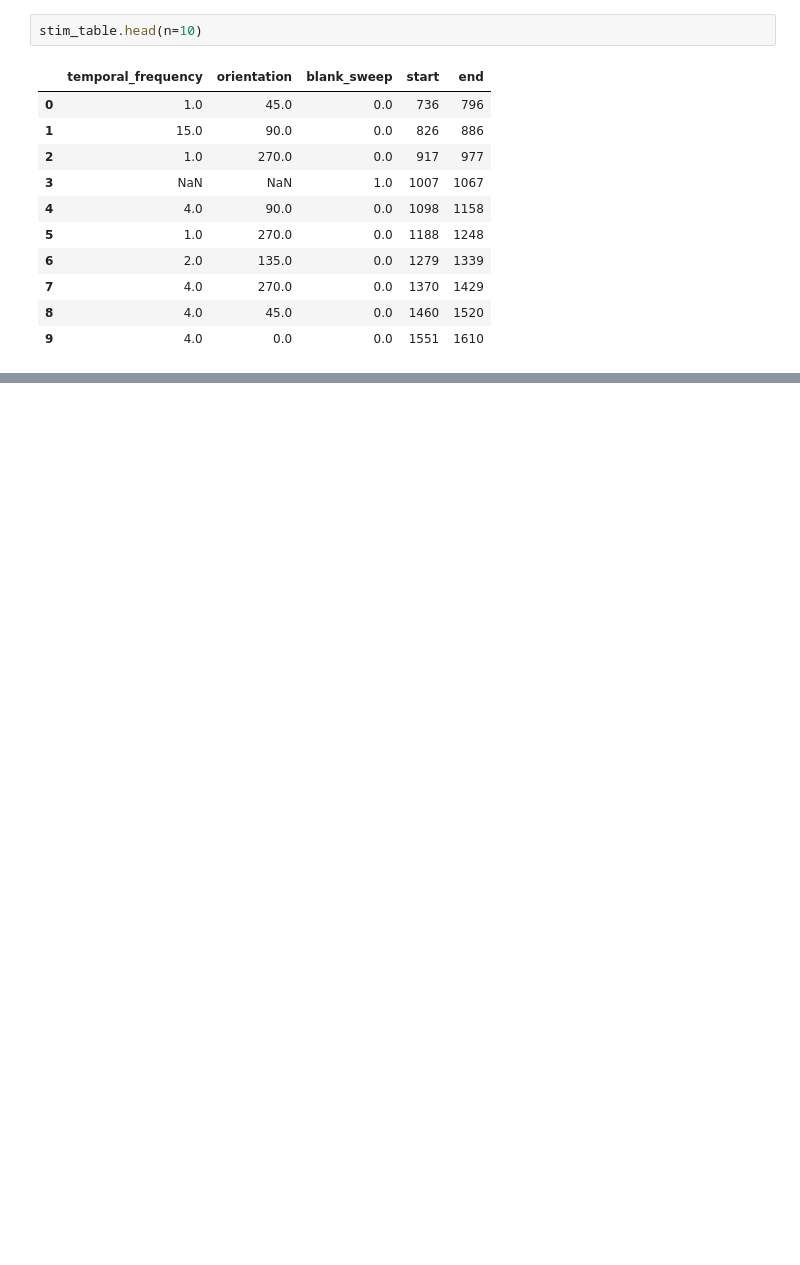
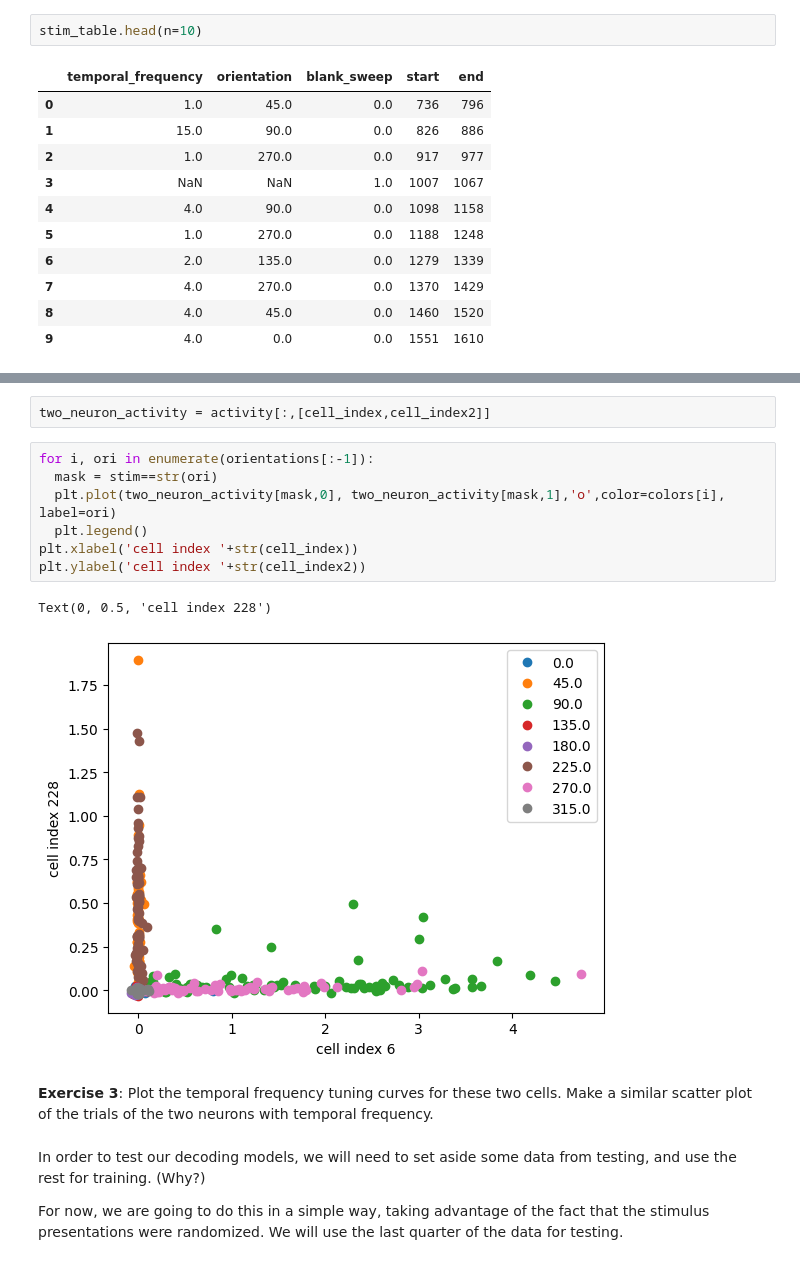
Before and after one commit to saskiad/AMATH_Visual_Coding, a Jupyter notebook: Decoding.ipynb, the cells around one changed output, grey strips where cells are left out. Saved outputs shown, nothing was run; the diff lists cells and outputs as text; blank space fills up the shorter version.

Commit message:
updated Decoding

```diff
--- a/Decoding.ipynb
+++ b/Decoding.ipynb
@@ -416,0 +234,18 @@ Text(0.5, 1.0, 'Cell 541513979')
+# %%
+two_neuron_activity = activity[:,[cell_index,cell_index2]]
+# %%
+for i, ori in enumerate(orientations[:-1]):
+  mask = stim==str(ori)
+  plt.plot(two_neuron_activity[mask,0], two_neuron_activity[mask,1],'o',color=colors[i], label=ori)
+  plt.legend()
+plt.xlabel('cell index '+str(cell_index))
+plt.ylabel('cell index '+str(cell_index2))
+# %% [output]
+Text(0, 0.5, 'cell index 228')
+[figure, added]
+# %% [markdown]
+**Exercise 3**: Plot the temporal frequency tuning curves for these two cells.  Make a similar scatter plot of the trials of the two neurons with temporal frequency.
+# %% [markdown]
+In order to test our decoding models, we will need to set aside some data from testing, and use the rest for training.  (Why?)
+
+For now, we are going to do this in a simple way, taking advantage of the fact that the stimulus presentations were randomized.  We will use the last quarter of the data for testing.
```
Also changed, not shown: parts of 118 cells of this notebook.
